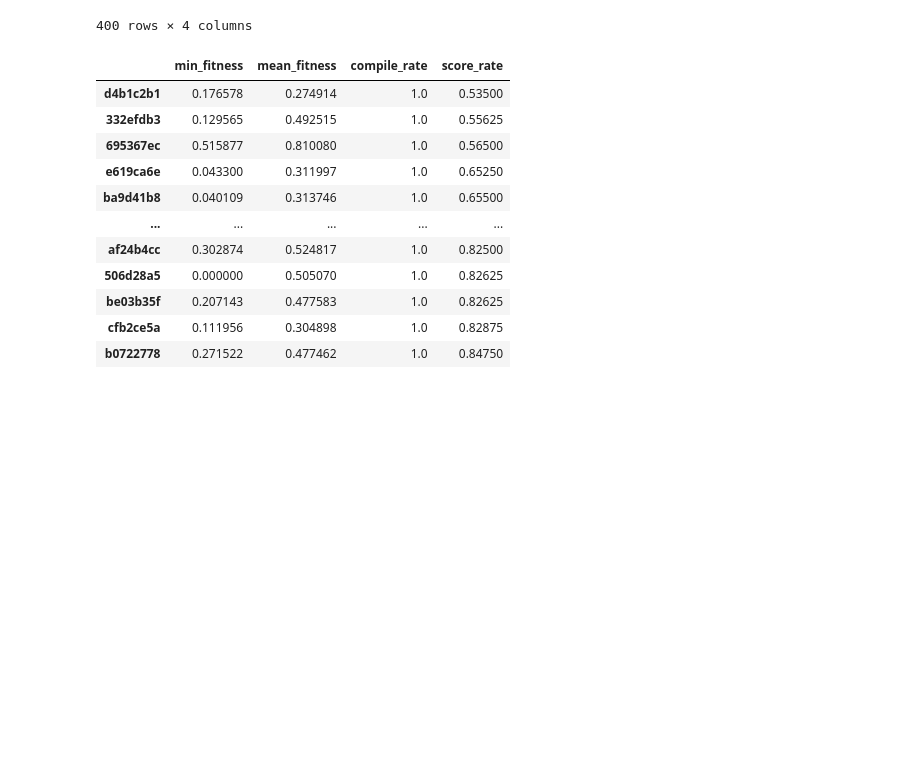
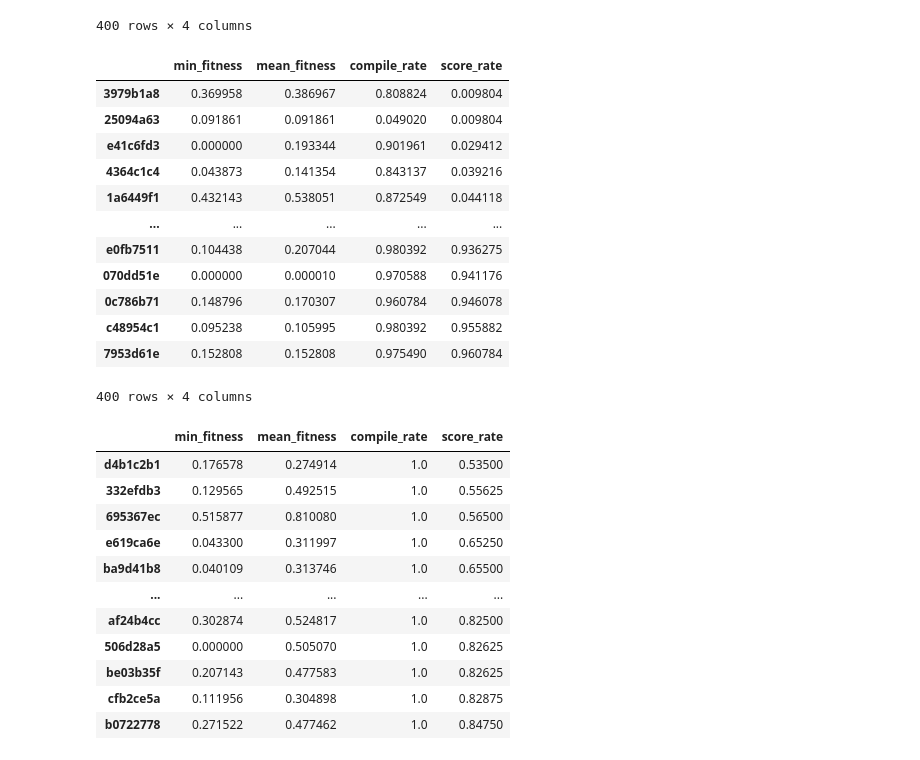
Before and after one commit to AmziJeffs/ARCPrize2024, a Jupyter notebook: genetic algorithm/fitness data charts.ipynb, the cells around one changed output. Drawn from its saved outputs; the diff is of its cells as text; code cells hidden in the pictures; blank space fills up the shorter version.

```diff
--- a/genetic algorithm/fitness data charts.ipynb
+++ b/genetic algorithm/fitness data charts.ipynb
@@ -572,6 +595,22 @@ v5_summary.sort_values(by = 'score_rate')
 | 68b67ca3 | 0.000000 | 0.403582 | 0.930 | 0.720 |
 | 506d28a5 | 0.048000 | 0.282057 | 0.935 | 0.785 |
 400 rows × 4 columns
+# %%
+v6_summary.sort_values(by = 'score_rate')
+# %% [output]
+|  | min_fitness | mean_fitness | compile_rate | score_rate |
+| 3979b1a8 | 0.369958 | 0.386967 | 0.808824 | 0.009804 |
+| 25094a63 | 0.091861 | 0.091861 | 0.049020 | 0.009804 |
+| e41c6fd3 | 0.000000 | 0.193344 | 0.901961 | 0.029412 |
+| 4364c1c4 | 0.043873 | 0.141354 | 0.843137 | 0.039216 |
+| 1a6449f1 | 0.432143 | 0.538051 | 0.872549 | 0.044118 |
+| ... | ... | ... | ... | ... |
+| e0fb7511 | 0.104438 | 0.207044 | 0.980392 | 0.936275 |
+| 070dd51e | 0.000000 | 0.000010 | 0.970588 | 0.941176 |
+| 0c786b71 | 0.148796 | 0.170307 | 0.960784 | 0.946078 |
+| c48954c1 | 0.095238 | 0.105995 | 0.980392 | 0.955882 |
+| 7953d61e | 0.152808 | 0.152808 | 0.975490 | 0.960784 |
+400 rows × 4 columns
 # %%
 baseline_summary.sort_values(by = 'score_rate')
 # %% [output]
```
Also changed, not shown: parts of 19 cells of this notebook.
